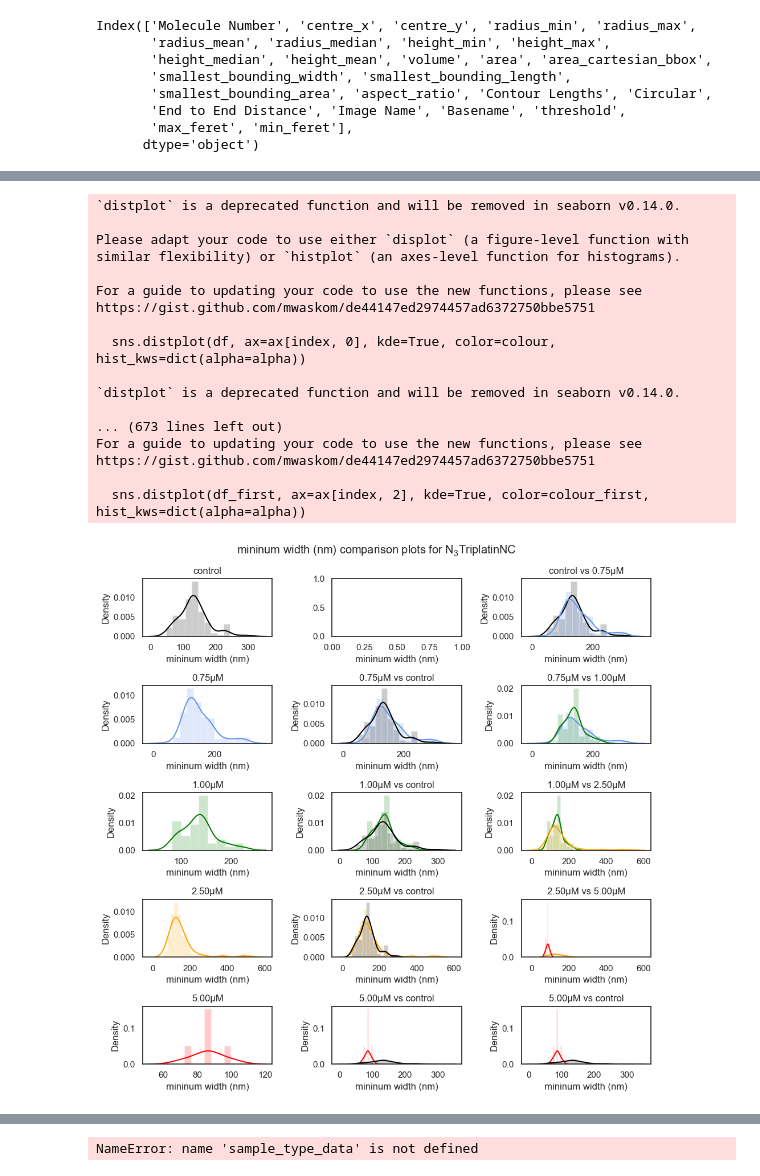
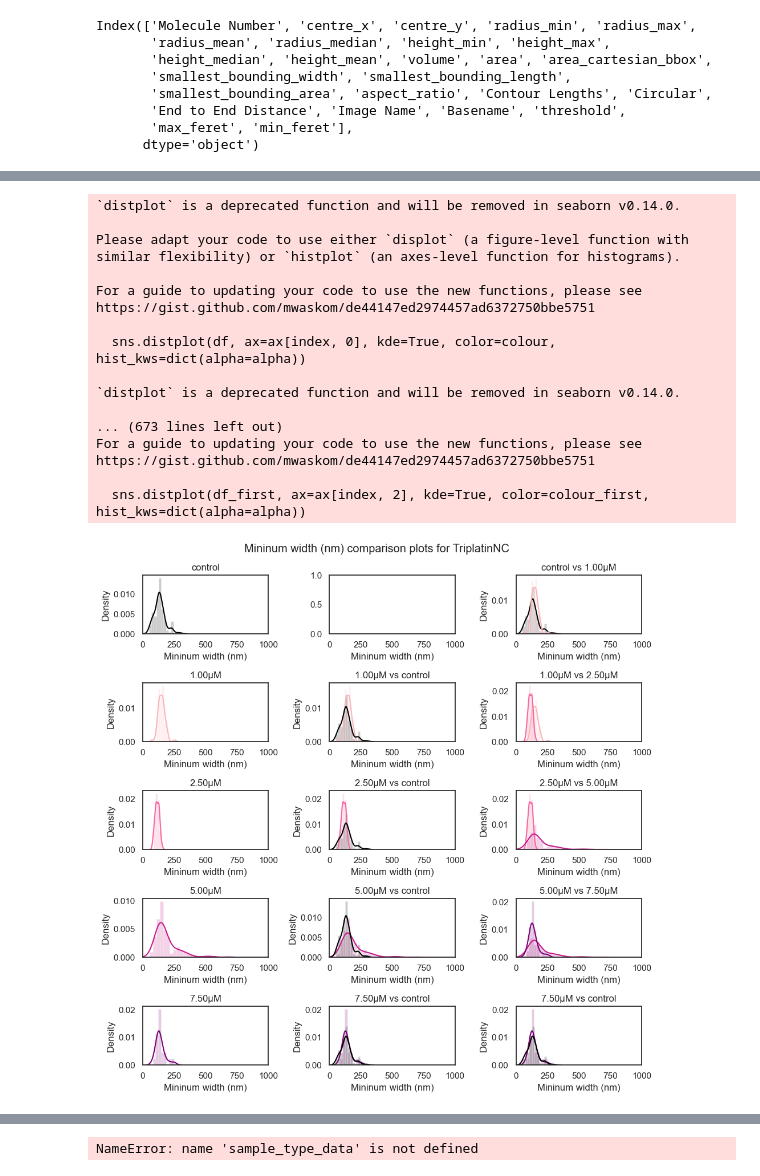
Before and after one commit to AFM-SPM/TriplatinNC, a Jupyter notebook: graphs.ipynb, the cells around one changed output, grey strips where cells are left out. Cells and saved outputs as stored; diff of their text form; code cells hidden in the pictures.

Commit message:
Small tweaks and colour map improvement

```diff
--- a/graphs.ipynb
+++ b/graphs.ipynb
@@ -182,17 +151,17 @@ https://gist.github.com/mwaskom/de44147ed2974457ad6372750bbe5751
 # %%
 # Plot comparison grid
 
-samples = ['A0', 'A1', 'A2', 'A3', 'A4']
-sample_labels = ['control', '0.75μM', '1.00μM', '2.50μM', '5.00μM']
-batch = "$N_3$TriplatinNC"
+# samples = ['A0', 'A1', 'A2', 'A3', 'A4']
+# sample_labels = ['control', '0.75μM', '1.00μM', '2.50μM', '5.00μM']
+# batch = "$N_3$TriplatinNC"
 
-# samples = ['A0', 'B1', 'B2', 'B3', 'B4']
-# sample_labels = ['control', '1.00μM', '2.50μM', '5.00μM', '7.50μM']
-# batch = "TriplatinNC"
+samples = ['A0', 'B1', 'B2', 'B3', 'B4']
+sample_labels = ['control', '1.00μM', '2.50μM', '5.00μM', '7.50μM']
+batch = "TriplatinNC"
 
-colours = ['black', 'cornflowerblue', 'green', 'orange', 'red']
+colours = ['black', '#fbb4b9', '#f768a1', '#c51b8a', '#7a0177']
 stat_keys = ['min_feret', 'max_feret', 'smallest_bounding_area']
-stat_labels = ['mininum width (nm)', 'maximum length (nm)', 'smallest bounding area (nm$^2$)']
+stat_labels = ['Mininum width (nm)', 'Maximum length (nm)', 'Smallest bounding area (nm$^2$)']
 
 alpha = 0.2
 
@@ -239,31 +208,47 @@ for stat_index, stat_key in enumerate(stat_keys):
             sns.distplot(df, ax=ax[index, 2], kde=True, color=colour, hist_kws=dict(alpha=alpha))
             sns.distplot(df_next, ax=ax[index, 2], kde=True, color=colour_next, hist_kws=dict(alpha=alpha))
         else:
             ax[index, 2].set_title(f'{sample_label} vs {sample_label_first}')
             sns.distplot(df, ax=ax[index, 2], kde=True, color=colour, hist_kws=dict(alpha=alpha))
             sns.distplot(df_first, ax=ax[index, 2], kde=True, color=colour_first, hist_kws=dict(alpha=alpha))
 
+        if stat_key == 'min_feret':
+            xlim = 1000
+            ax[index, 0].set_xlim(0, xlim)
+            ax[index, 1].set_xlim(0, xlim)
+            ax[index, 2].set_xlim(0, xlim)
+        elif stat_key == 'max_feret':
+            xlim = 1000
+            ax[index, 0].set_xlim(0, xlim)
+            ax[index, 1].set_xlim(0, xlim)
+            ax[index, 2].set_xlim(0, xlim)
+        elif stat_key == 'smallest_bounding_area':
+            xlim = 200000
+            ax[index, 0].set_xlim(0, xlim)
+            ax[index, 1].set_xlim(0, xlim)
+            ax[index, 2].set_xlim(0, xlim)
+
         ax[index, 0].set_xlabel(stat_label)
         ax[index, 1].set_xlabel(stat_label)
         ax[index, 2].set_xlabel(stat_label)
 
     fig.tight_layout()
 # %% [output]
 `distplot` is a deprecated function and will be removed in seaborn v0.14.0.
 
 Please adapt your code to use either `displot` (a figure-level function with
 similar flexibility) or `histplot` (an axes-level function for histograms).
 
 For a guide to updating your code to use the new functions, please see
 https://gist.github.com/mwaskom/de44147ed2974457ad6372750bbe5751
 
   sns.distplot(df, ax=ax[index, 0], kde=True, color=colour, hist_kws=dict(alpha=alpha))
 
 `distplot` is a deprecated function and will be removed in seaborn v0.14.0.
 
 ... (673 lines left out)
 For a guide to updating your code to use the new functions, please see
 https://gist.github.com/mwaskom/de44147ed2974457ad6372750bbe5751
 
   sns.distplot(df_first, ax=ax[index, 2], kde=True, color=colour_first, hist_kws=dict(alpha=alpha))
-[figure, old version]
+[figure, new version]
```
Also changed, not shown: parts of 2 cells of this notebook.
